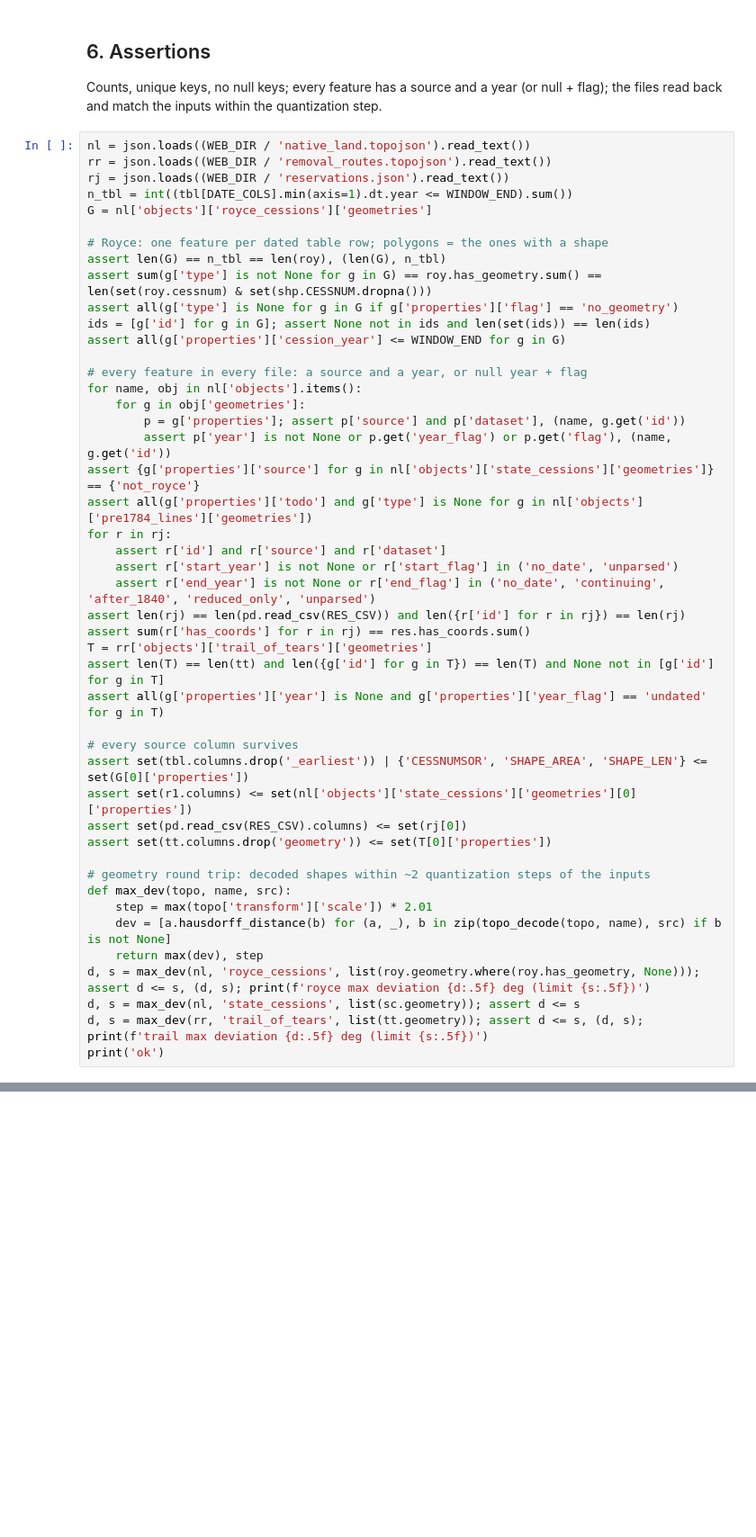
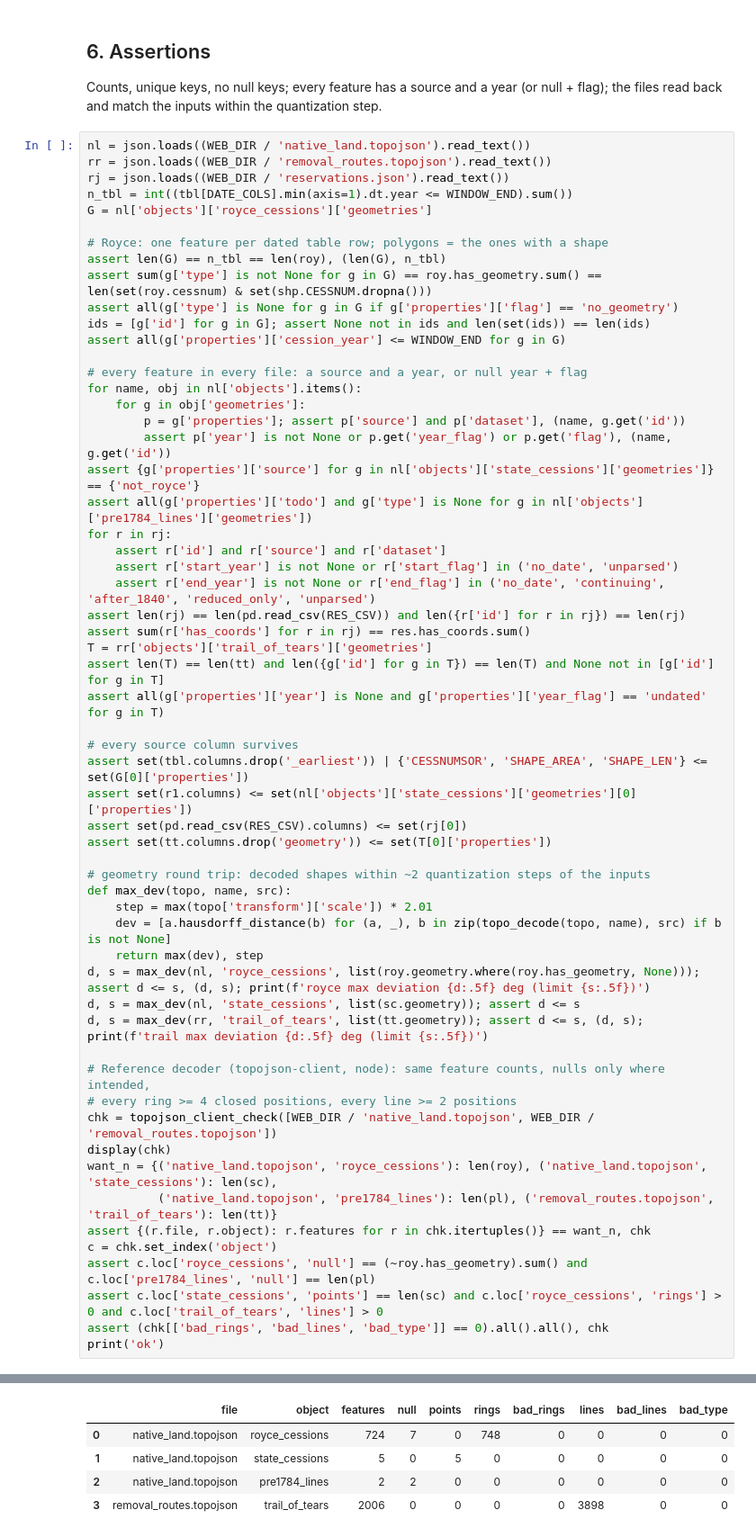
Before and after one commit to larawashington-PGDV5200/revolutionary-xroads, a Jupyter notebook: rx-pipeline/notebooks/C01_native.ipynb, the cells around one changed output, grey strips where cells are left out. Shown at 90% size. Drawn from its saved outputs; the diff is of its cells as text; blank space fills up the shorter version.

```diff
--- a/rx-pipeline/notebooks/C01_native.ipynb
+++ b/rx-pipeline/notebooks/C01_native.ipynb
@@ -486,6 +522,18 @@ def max_dev(topo, name, src):
 d, s = max_dev(nl, 'royce_cessions', list(roy.geometry.where(roy.has_geometry, None))); assert d <= s, (d, s); print(f'royce max deviation {d:.5f} deg (limit {s:.5f})')
 d, s = max_dev(nl, 'state_cessions', list(sc.geometry)); assert d <= s
 d, s = max_dev(rr, 'trail_of_tears', list(tt.geometry)); assert d <= s, (d, s); print(f'trail max deviation {d:.5f} deg (limit {s:.5f})')
+
+# Reference decoder (topojson-client, node): same feature counts, nulls only where intended,
+# every ring >= 4 closed positions, every line >= 2 positions
+chk = topojson_client_check([WEB_DIR / 'native_land.topojson', WEB_DIR / 'removal_routes.topojson'])
+display(chk)
+want_n = {('native_land.topojson', 'royce_cessions'): len(roy), ('native_land.topojson', 'state_cessions'): len(sc),
+          ('native_land.topojson', 'pre1784_lines'): len(pl), ('removal_routes.topojson', 'trail_of_tears'): len(tt)}
+assert {(r.file, r.object): r.features for r in chk.itertuples()} == want_n, chk
+c = chk.set_index('object')
+assert c.loc['royce_cessions', 'null'] == (~roy.has_geometry).sum() and c.loc['pre1784_lines', 'null'] == len(pl)
+assert c.loc['state_cessions', 'points'] == len(sc) and c.loc['royce_cessions', 'rings'] > 0 and c.loc['trail_of_tears', 'lines'] > 0
+assert (chk[['bad_rings', 'bad_lines', 'bad_type']] == 0).all().all(), chk
 print('ok')
 # %% [output]
 royce max deviation 0.00028 deg (limit 0.00101)
@@ -493,0 +541,5 @@ ok
+|  | file | object | features | null | points | rings | bad_rings | lines | bad_lines | bad_type |
+| 0 | native_land.topojson | royce_cessions | 724 | 7 | 0 | 748 | 0 | 0 | 0 | 0 |
+| 1 | native_land.topojson | state_cessions | 5 | 0 | 5 | 0 | 0 | 0 | 0 | 0 |
+| 2 | native_land.topojson | pre1784_lines | 2 | 2 | 0 | 0 | 0 | 0 | 0 | 0 |
+| 3 | removal_routes.topojson | trail_of_tears | 2006 | 0 | 0 | 0 | 0 | 3898 | 0 | 0 |
```
Also changed, not shown: parts of 4 cells of this notebook, 8 other files.
